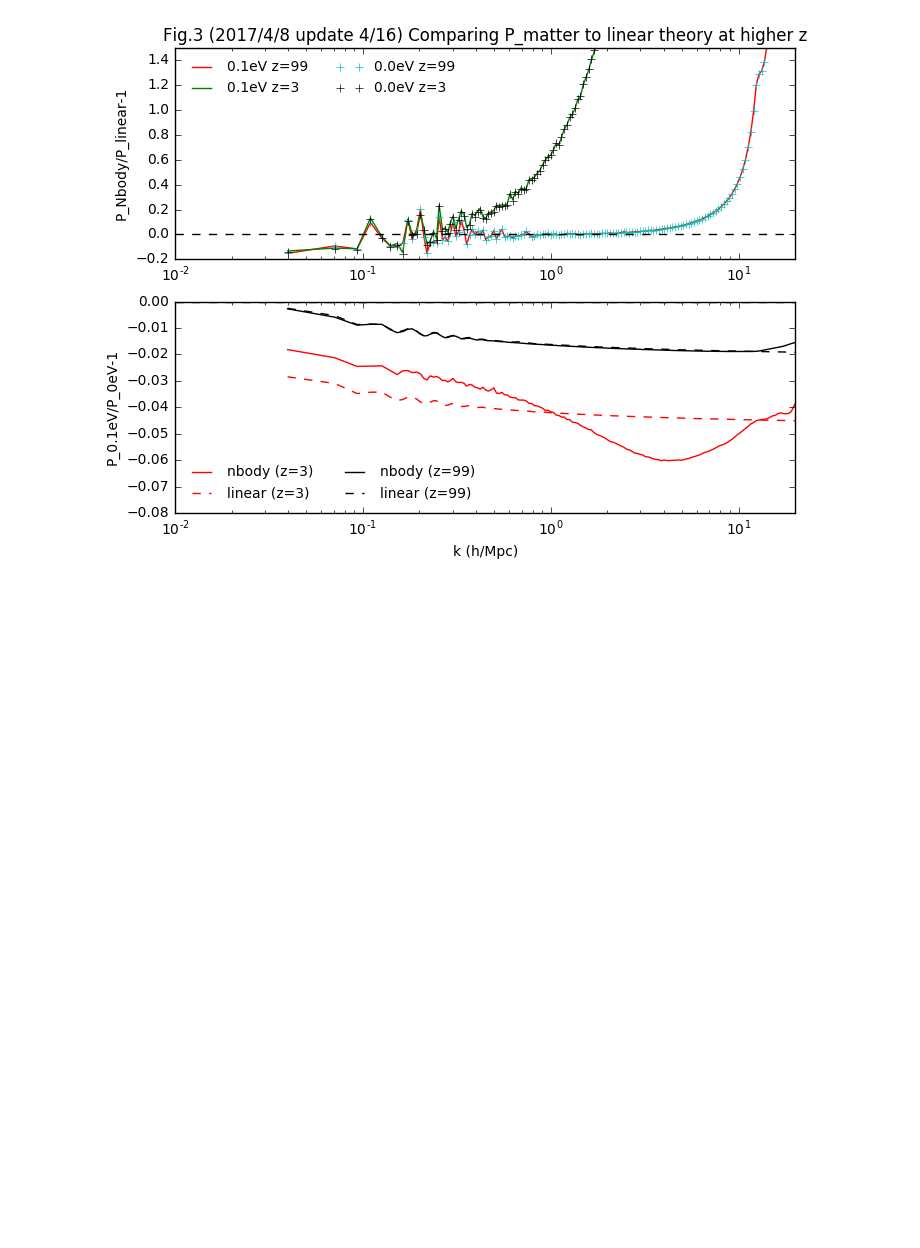
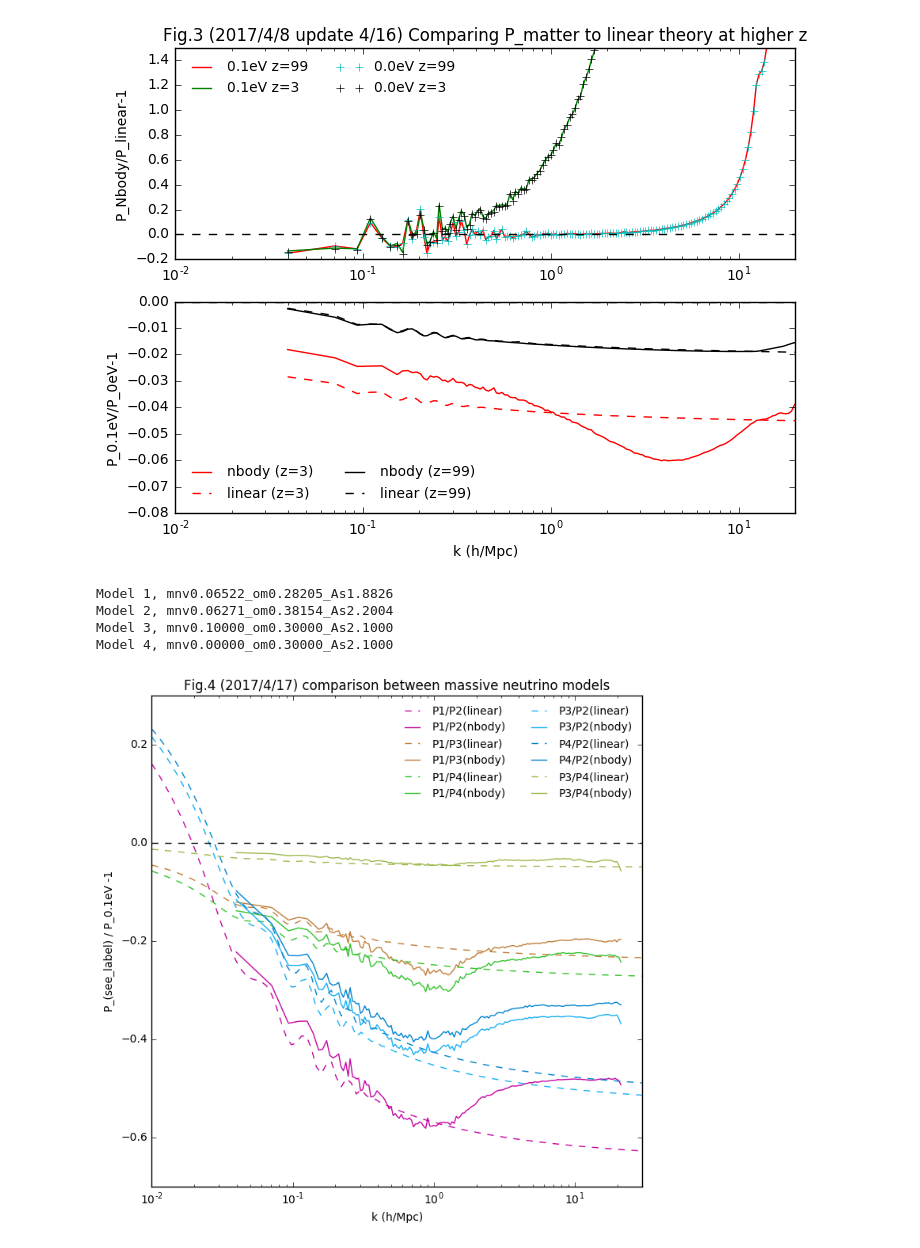
Before and after one commit to liuxx479/neutrino-batch, a Jupyter notebook: plot-matterps.ipynb, the cells around one changed output. Saved outputs shown, nothing was run; the diff lists cells and outputs as text; code cells hidden in the pictures; blank space fills up the shorter version.

```diff
--- a/plot-matterps.ipynb
+++ b/plot-matterps.ipynb
@@ -235,3 +250,54 @@ ax.set_title("Fig.3 (2017/4/8 update 4/16) Comparing P_matter to linear theory a
 show()
 # %% [output]
 [figure]
+# %%
+import itertools
+f=figure(figsize=(8,8))
+ax=f.add_subplot(111)
+seed(10)
+models = ['mnv0.06522_om0.28205_As1.8826','mnv0.06271_om0.38154_As2.2004','mnv0.10000_om0.30000_As2.1000', 'mnv0.00000_om0.30000_As2.1000']
+
+def test_model (ifn):
+    ikcamb, iPcamb = np.loadtxt('camb/camb_%s_matterpow_0.dat'%(ifn)).T
+    iPcamb_interp = interp1d(ikcamb, iPcamb)(k_arr)
+    kTF, Ttot, Tnn, Tnu = loadtxt('camb/camb_%s_transfer_0.dat'%(ifn)).T[[0,6,7,5]]
+    ratio_nn = interp1d(kTF, (Tnn/Ttot)**2)(k_arr)
+    ratio_nu = interp1d(kTF, (Tnu/Ttot)**2)(k_arr)
+    iPcamb_interp *= ratio_nn
+
+    if ifn==models[-1]:
+        iknb, iPnb, iN = np.loadtxt('matterpower/%s-PK-DM-snapshot_050_radiation'%(ifn)).T
+    else:
+        iknb, iPnb, iN = np.loadtxt('matterpower/%s-PK-DM-snapshot_050'%(ifn)).T
+    iPnb *= Boxsize**3
+    iPnb_bin = bin_array(iPnb, iN)
+    return iPcamb_interp, iPnb_bin
+Ptest_arr = [test_model(ifn) for ifn in models]
+
+for iii in range(len(models)):
+    print 'Model %i, %s'%(iii+1,models[iii])
+for ix in itertools.combinations(range(4), 2):
+    iii,jjj = ix
+    if iii == 1:
+        jjj, iii = ix
+    iPcamb1, iPnb1 = Ptest_arr[iii]
+    iPcamb2, iPnb2 = Ptest_arr[jjj]
+    icolor=rand(3)
+    ax.plot(k_arr,iPcamb1/iPcamb2-1,'--',lw=1, c=icolor,label='P%i/P%i(linear)'%(iii+1, jjj+1))
+    ax.plot(knb_bin, iPnb1/iPnb2-1,'-',lw=1,c=icolor, label='P%i/P%i(nbody)'%(iii+1, jjj+1))
+
+ax.legend(frameon=0,fontsize=10,loc=0,ncol=2)
+ax.set_xscale('log')
+ax.plot([1e-2, 30],[0,0],'k--')
+ax.set_xlim(1e-2, 30)
+#ax.set_ylim(-0.1,0)
+ax.set_xlabel('k (h/Mpc)')
+ax.set_ylabel('P_(see_label) / P_0.1eV -1')
+ax.set_title('Fig.4 (2017/4/17) comparison between massive neutrino models')
+show()
+# %% [output]
+Model 1, mnv0.06522_om0.28205_As1.8826
+Model 2, mnv0.06271_om0.38154_As2.2004
+Model 3, mnv0.10000_om0.30000_As2.1000
+Model 4, mnv0.00000_om0.30000_As2.1000
+[figure, added]
```
Also changed, not shown: parts of 2 cells of this notebook.
